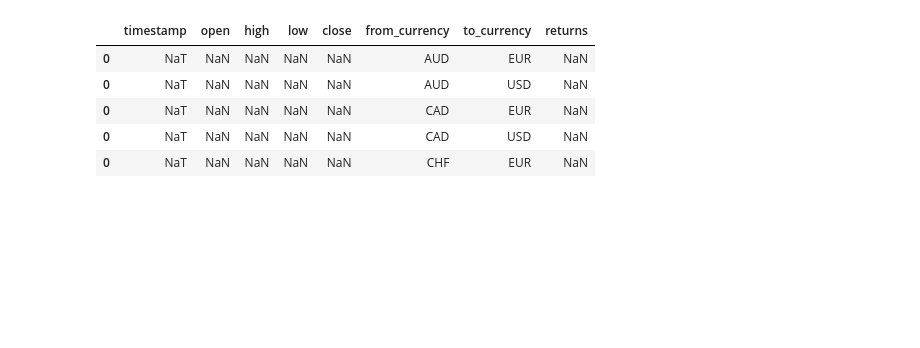
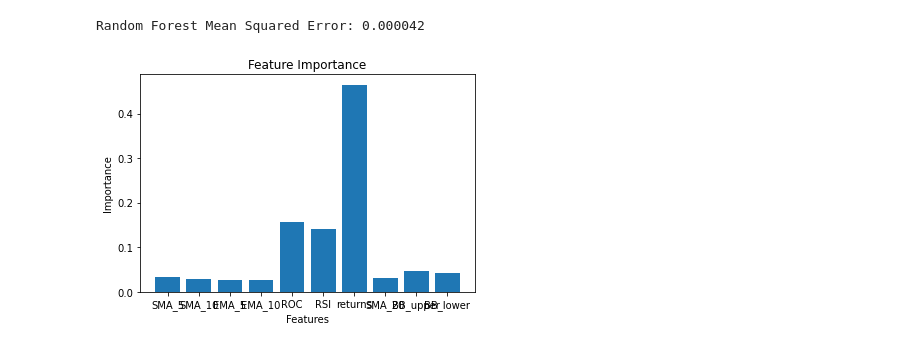
Before and after one commit to willau24/forexPredictiveModeling, a Jupyter notebook: technicalAnalysis.ipynb, the cells around one changed output. Drawn from its saved outputs; the diff is of its cells as text; code cells hidden in the pictures; blank space fills up the shorter version.

Commit message:
Add files via upload
API connect completed; models fitted and built, still tuning hyperparameters/working on prediction

```diff
--- a/technicalAnalysis.ipynb
+++ b/technicalAnalysis.ipynb
@@ -68,16 +74,6 @@ target_currencies = [
     'TTD', 'TVD', 'TWD', 'TZS', 'UAH', 'UGX', 'USD', 'UYU', 'UZS', 'VES',
     'VND', 'VUV', 'WST', 'XAF', 'XCD', 'XOF', 'XPF', 'YER', 'ZAR', 'ZMW', 'ZWL'
 ]
-# %%
-df['returns'] = (df['close'] / df['close'].shift(1)) - 1
-df.head()
-# %% [output]
-|  | timestamp | open | high | low | close | from_currency | to_currency | returns |
-| 0 | NaT | NaN | NaN | NaN | NaN | AUD | EUR | NaN |
-| 0 | NaT | NaN | NaN | NaN | NaN | AUD | USD | NaN |
-| 0 | NaT | NaN | NaN | NaN | NaN | CAD | EUR | NaN |
-| 0 | NaT | NaN | NaN | NaN | NaN | CAD | USD | NaN |
-| 0 | NaT | NaN | NaN | NaN | NaN | CHF | EUR | NaN |
 # %%
 import numpy as np
 import matplotlib.pyplot as plt
@@ -87,0 +113,45 @@ from sklearn.metrics import mean_squared_error
+# %%
+def create_features(group):
+    group['SMA_5'] = moving_average(group['close'], 5)
+    group['SMA_10'] = moving_average(group['close'], 10)
+    group['EMA_5'] = exponential_moving_average(group['close'], 5)
+    group['EMA_10'] = exponential_moving_average(group['close'], 10)
+    group['ROC'] = rate_of_change(group['close'], 5)
+    group['RSI'] = relative_strength_index(group['close'])
+    group['SMA_20'], group['BB_upper'], group['BB_lower'] = bollinger_bands(group['close'])
+    group['target'] = group['returns'].shift(-1)  # Shift the returns to predict the next day's return
+    return group
+
+df = df.groupby(['from_currency', 'to_currency']).apply(create_features)
+df = df.dropna()
+# %%
+#Split Dataset and scale features
+
+X = df[['SMA_5', 'SMA_10', 'EMA_5', 'EMA_10', 'ROC', 'RSI', 'returns', 'SMA_20', 'BB_upper', 'BB_lower']]
+y = df['target']
+
+scaler = StandardScaler()
+X_scaled = scaler.fit_transform(X)
+
+X_train, X_test, y_train, y_test = train_test_split(X_scaled, y, test_size=0.2, random_state=42)
+# %%
+#Random Forest
+
+rf_model = RandomForestRegressor(n_estimators=100, random_state=42)
+rf_model.fit(X_train, y_train)
+
+rf_pred = rf_model.predict(X_test)
+rf_mse = mean_squared_error(y_test, rf_pred)
+print("Random Forest Mean Squared Error: {:.6f}".format(rf_mse))
+
+importance = rf_model.feature_importances_
+plt.bar(X.columns, importance)
+plt.xlabel("Features")
+plt.ylabel("Importance")
+plt.title("Feature Importance")
+plt.show()
+
+rf_predicted_close = X_test[:, 0] * (1 + rf_pred)
+# %% [output]
+Random Forest Mean Squared Error: 0.000042
+[figure, added]
```
Also changed, not shown: parts of 7 cells of this notebook.
